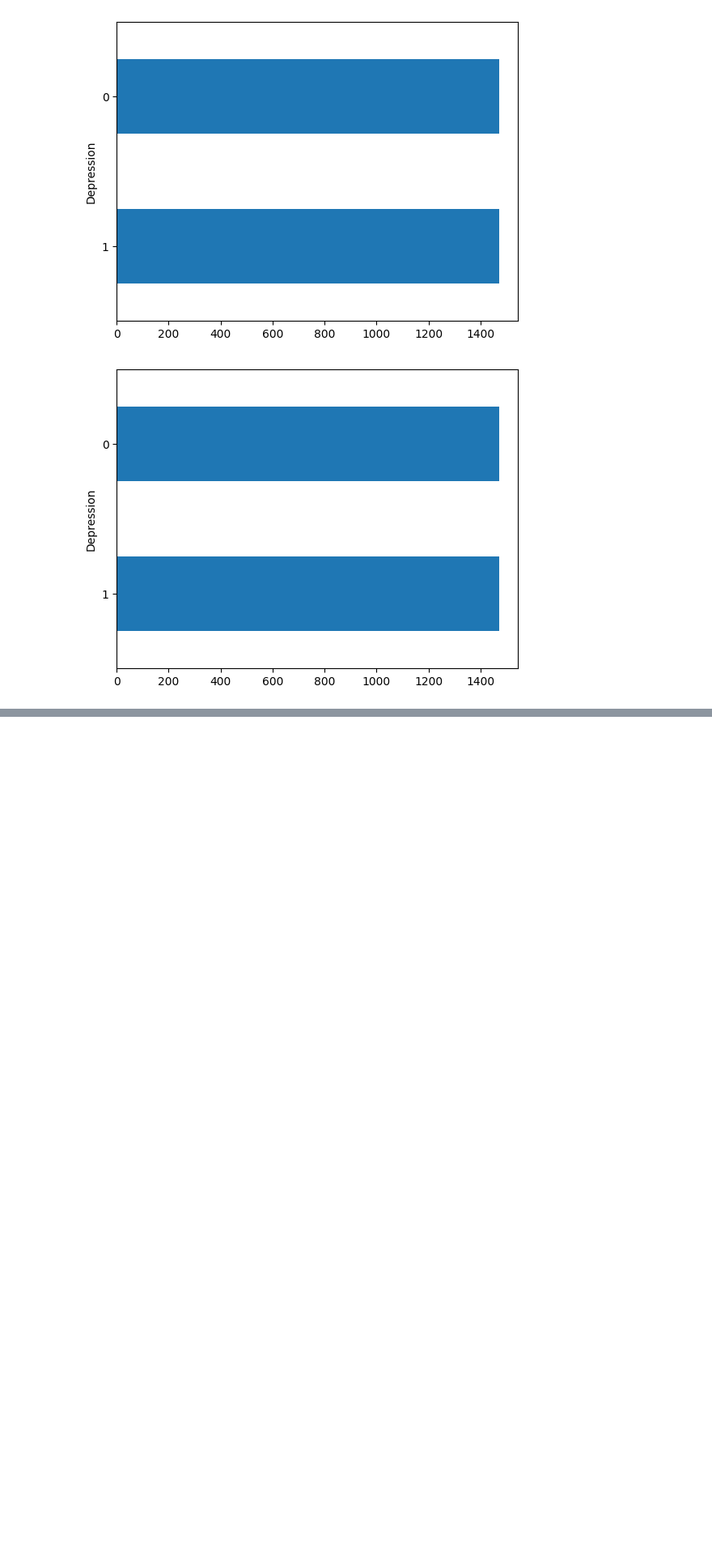
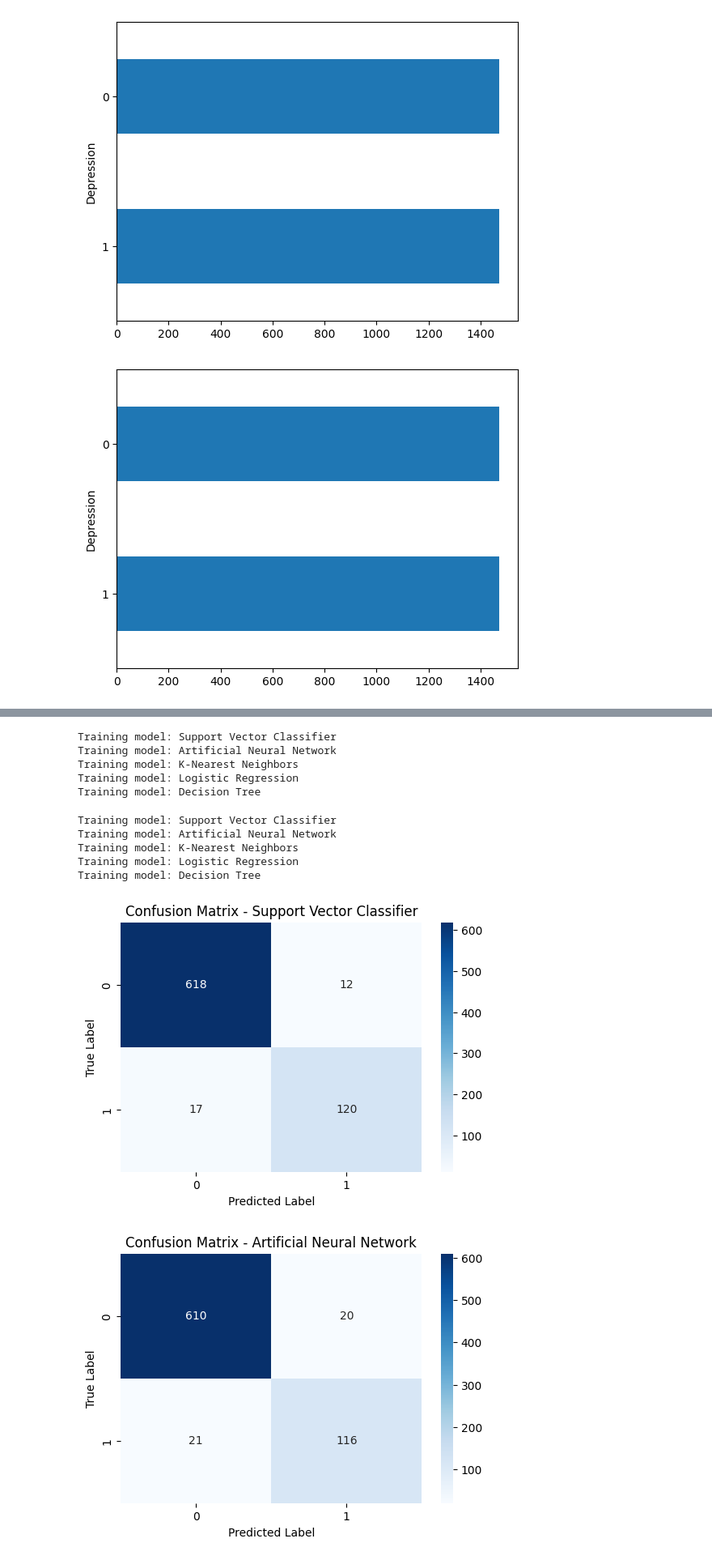
Before and after one commit to simon2326/Depression-Risk-Analysis, a Jupyter notebook: Modeling-Evaluation/modeling.ipynb, the cells around one changed output, grey strips where cells are left out. Shown at 81% size. Cells and saved outputs as stored; diff of their text form; code cells hidden in the pictures; blank space fills up the shorter version.

```diff
--- a/Modeling-Evaluation/modeling.ipynb
+++ b/Modeling-Evaluation/modeling.ipynb
@@ -179,11 +107,0 @@ models_cat = {
-# %%
-from sklearn.tree import DecisionTreeClassifier, plot_tree
-import matplotlib.pyplot as plt
-
-# Datos de ejemplo para entrenamiento, reemplaza con tu conjunto de datos completo de entrenamiento
-X = X_tree_train_bal  # o los datos que consideres finales para graficar
-Y = Y_tree_train_bal
-
-# Entrenar el modelo de árbol de decisión en todos los datos de entrenamiento
-model_dt = DecisionTreeClassifier(criterion='gini', min_samples_leaf=20, max_depth=2, random_state=42)
-model_dt.fit(X, Y)
@@ -225,5 +145,4 @@ def crossValidateModels(models, X, y, cv):
     return results
 # %%
-print("Modelos para datos numéricos:")
-resultsNum = crossValidateModels(models_num, X_num_train_bal, Y_num_train_bal, cv)
+metrics = crossValidateModels(models, X_num_train_bal, Y_num_train_bal, cv)
 # %% [output]
@@ -256,0 +182,21 @@ Modelo: Decision Tree
+# %%
+# Función para entrenar todos los modelos en el diccionario
+def train_models(models, X_train, y_train):
+    # Diccionario para almacenar los modelos entrenados
+    trained_models = {}
+
+    # Entrenar cada modelo en el diccionario
+    for model_name, model in models.items():
+        print(f"Training model: {model_name}")
+        model.fit(X_train, y_train)
+        trained_models[model_name] = model  # Guardar el modelo entrenado
+
+    return trained_models
+# %%
+trained = train_models(models, X_num_train_bal, Y_num_train_bal)
+# %% [output]
+Training model: Support Vector Classifier
+Training model: Artificial Neural Network
+Training model: K-Nearest Neighbors
+Training model: Logistic Regression
+Training model: Decision Tree
@@ -256,0 +249,24 @@ Modelo: Decision Tree
+# %%
+def metrics(models, X_test, y_test):
+    # Crear un DataFrame vacío con las métricas como índice
+    metrics_df = pd.DataFrame(index=['accuracy', 'precision', 'recall', 'f1', 'auc'])
+
+    for model_name, model in models.items():
+        # Evaluar el modelo y obtener métricas
+        metrics = evaluate_model(model, X_test, y_test, model_name)
+
+        # Agregar los resultados al DataFrame
+        metrics_df[model_name] = [metrics['accuracy'], metrics['precision'], metrics['recall'], metrics['f1'], metrics['auc']]
+
+    return metrics_df
+# %%
+trained_models = train_models(models, X_num_train_bal, Y_num_train_bal)
+metrics_df = metrics(trained_models, X_num_test, Y_num_test)
+# %% [output]
+Training model: Support Vector Classifier
+Training model: Artificial Neural Network
+Training model: K-Nearest Neighbors
+Training model: Logistic Regression
+Training model: Decision Tree
+[figure, added]
+[figure, added]
```
Also changed, not shown: parts of 23 cells of this notebook, 1 other file.
